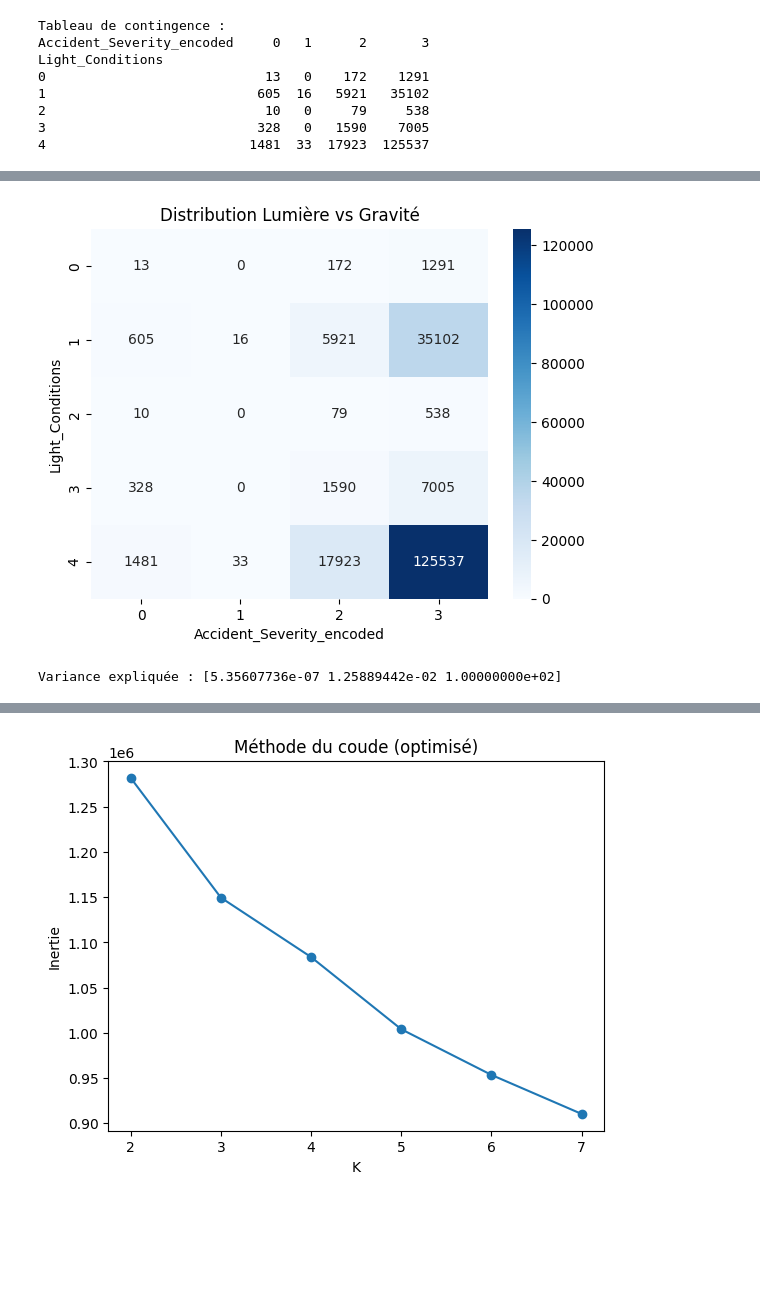
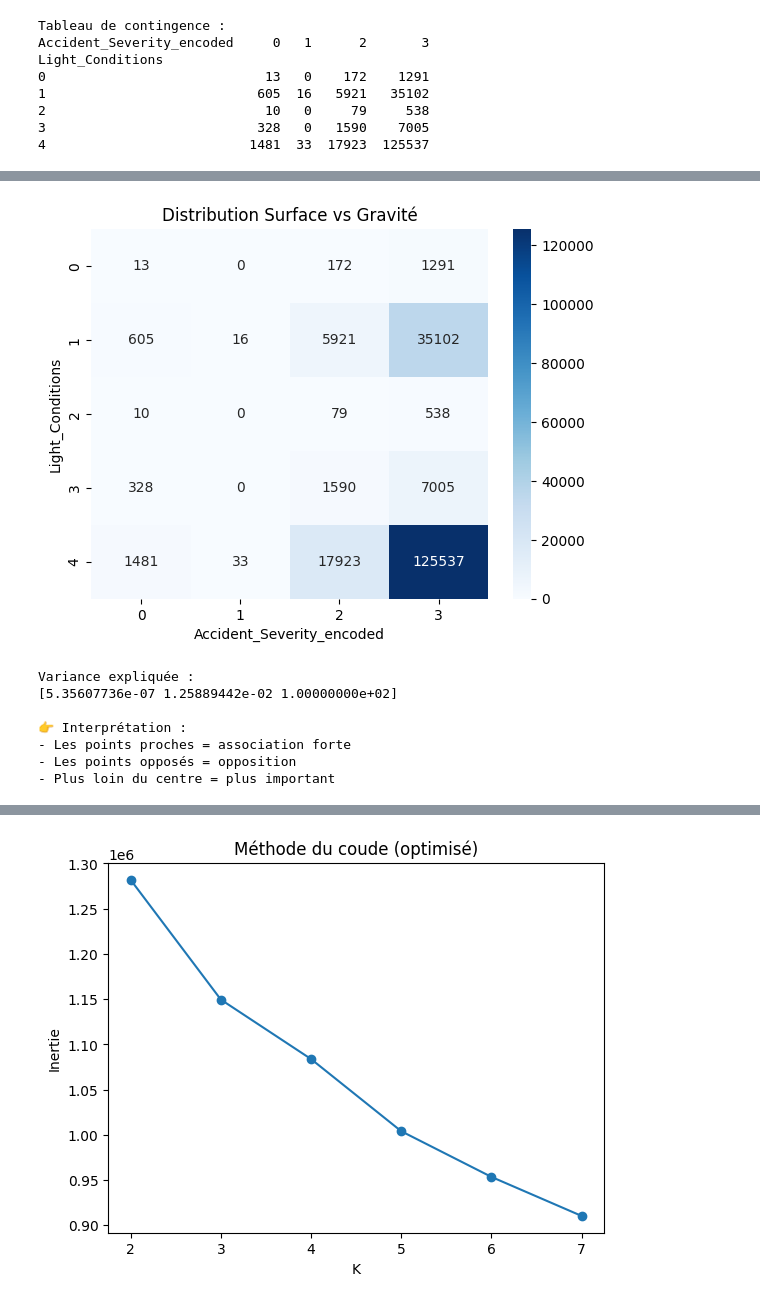
Before and after one commit to benfredjn99-del/Dataminig-Project, a Jupyter notebook: notebooks/4_Modeling.ipynb, the cells around one changed output, grey strips where cells are left out. Drawn from its saved outputs; the diff is of its cells as text; code cells hidden in the pictures; blank space fills up the shorter version.

```diff
--- a/notebooks/4_Modeling.ipynb
+++ b/notebooks/4_Modeling.ipynb
@@ -4,7 +4,7 @@ import numpy as np
 import matplotlib.pyplot as plt
 
 # Chargement des données préparées
-df = pd.read_csv('D:\\imen-chabchoub\\FAC\\BDIA2-2\\data-mining\\Dataminig-Project\\data\\processed\\accidents_cleaned.csv')
+df = pd.read_csv('C:/Users/dell/Desktop/projet-datamining/Dataminig-Project/data/processed/accidents_cleaned.csv')
 
 print(df.shape)
 df.head()
@@ -204,15 +200,27 @@ plt.show()
 # %%
 import seaborn as sns
 
 sns.heatmap(D, annot=True, fmt="d", cmap="Blues")
-plt.title("Distribution Lumière vs Gravité")
+plt.title("Distribution Surface vs Gravité")
 plt.show()
 # %% [output]
-[figure, old version]
+[figure, new version]
 # %%
-print("Variance expliquée :", afc.eig_[:,2])
+print("Variance expliquée :")
+print(afc.eig_[:,2])
+
+print("\n👉 Interprétation :")
+print("- Les points proches = association forte")
+print("- Les points opposés = opposition")
+print("- Plus loin du centre = plus important")
 # %% [output]
-Variance expliquée : [5.35607736e-07 1.25889442e-02 1.00000000e+02]
+Variance expliquée :
+[5.35607736e-07 1.25889442e-02 1.00000000e+02]
+
+👉 Interprétation :
+- Les points proches = association forte
+- Les points opposés = opposition
+- Plus loin du centre = plus important
 # %%
 cols_cluster = [
     'Latitude', 'Longitude',
```
Also changed, not shown: parts of 12 cells of this notebook, 1 other file.
